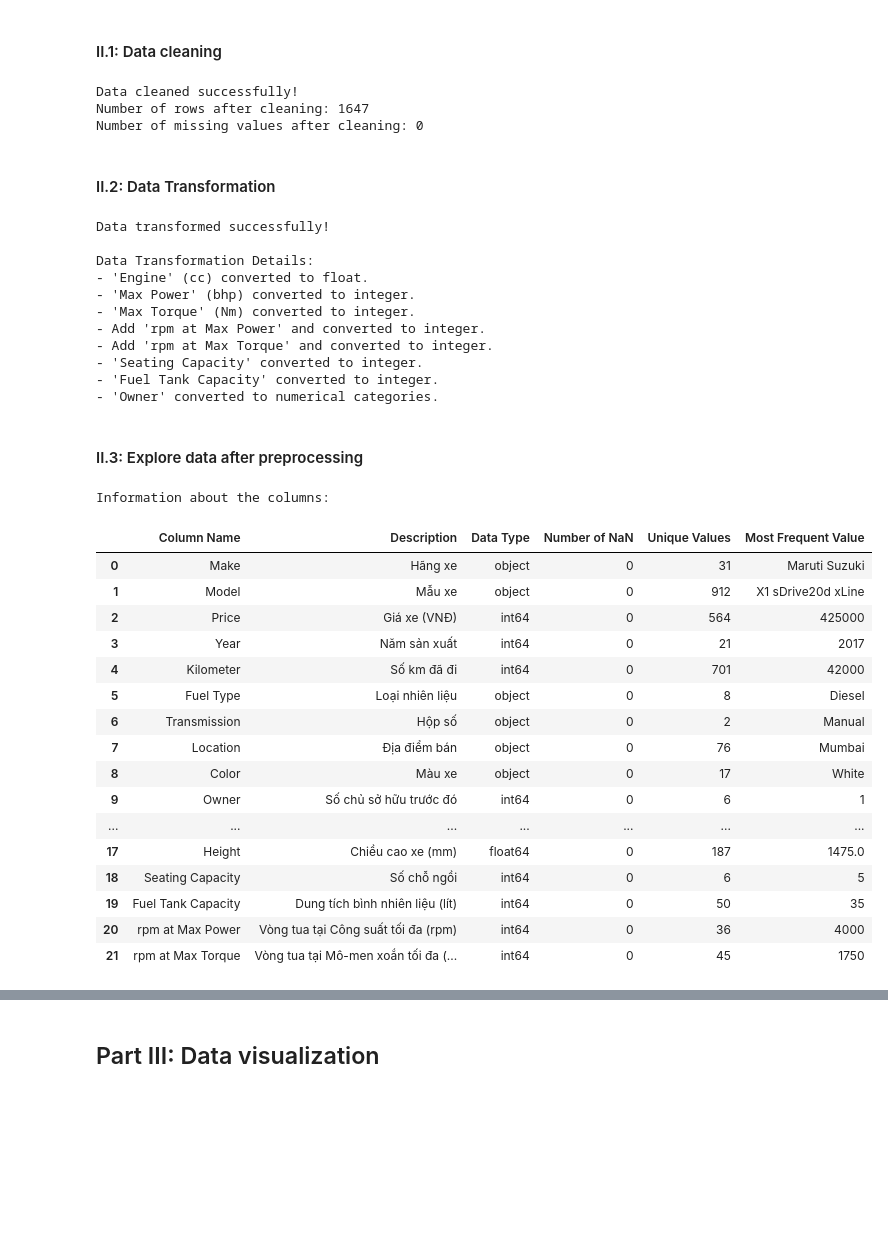
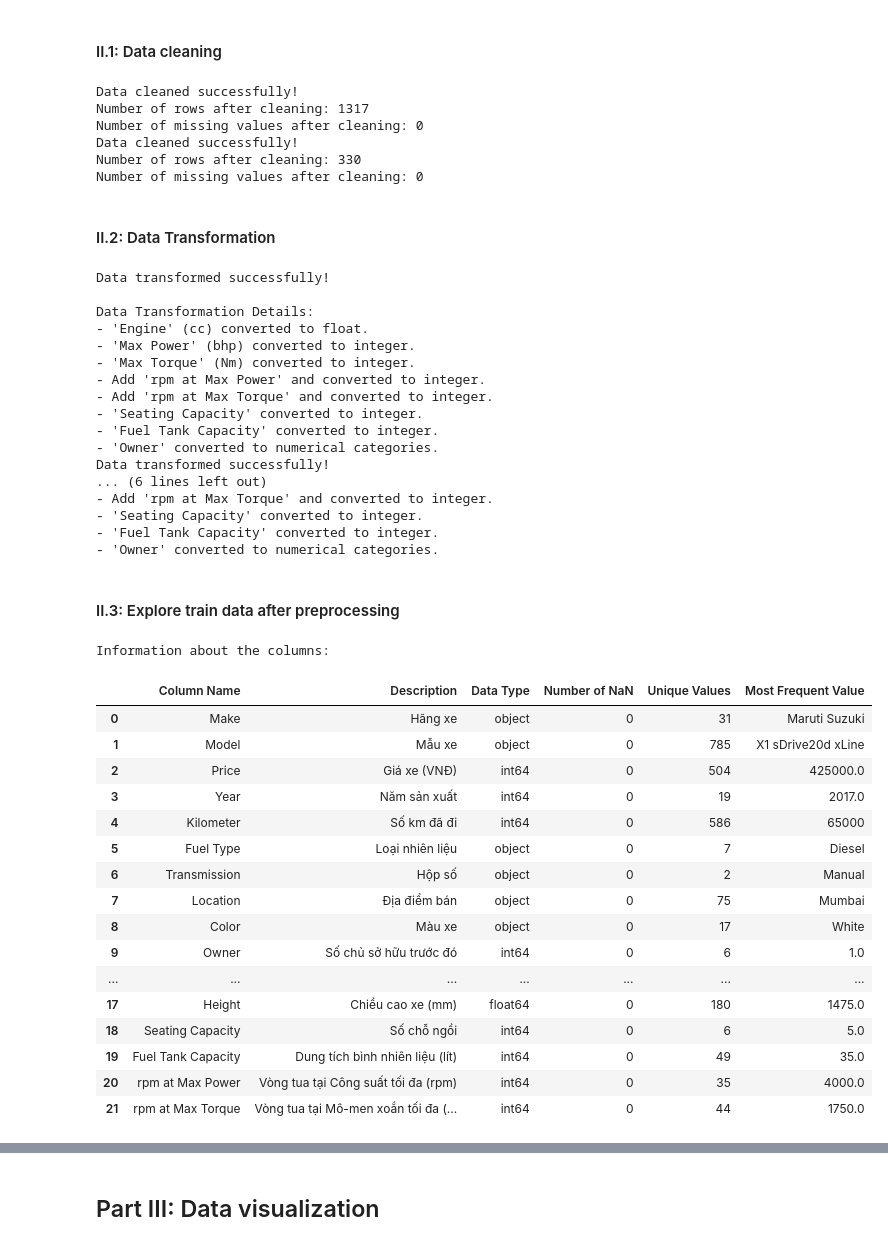
Before and after one commit to ductai05/Math-For-AI, a Jupyter notebook: DucTai_LR.ipynb, the cells around one changed output, grey strips where cells are left out. Cells and saved outputs as stored; diff of their text form; code cells hidden in the pictures; blank space fills up the shorter version.

```diff
--- a/DucTai_LR.ipynb
+++ b/DucTai_LR.ipynb
@@ -490,17 +492,24 @@ In this part, we will fill NaN values and perform some data transformation.
+# %%
+train_data, valid_data = data.train_valid_split(valid_size=0.2, random_state=0)
 # %% [markdown]
 #### II.1: Data cleaning
 # %%
 # Clean the data and fill missing values
-data.clean_data()
+train_data.clean_data()
+valid_data.clean_data()
 # %% [output]
 Data cleaned successfully!
-Number of rows after cleaning: 1647
+Number of rows after cleaning: 1317
 Number of missing values after cleaning: 0
+Data cleaned successfully!
+Number of rows after cleaning: 330
+Number of missing values after cleaning: 0
 # %% [markdown]
 #### II.2: Data Transformation
 # %%
 # Transform the data
-data.transform_data()
+train_data.transform_data()
+valid_data.transform_data()
 # %% [output]
 Data transformed successfully!
 
@@ -513,27 +522,33 @@ Data Transformation Details:
 - 'Seating Capacity' converted to integer.
 - 'Fuel Tank Capacity' converted to integer.
 - 'Owner' converted to numerical categories.
+Data transformed successfully!
+... (6 lines left out)
+- Add 'rpm at Max Torque' and converted to integer.
+- 'Seating Capacity' converted to integer.
+- 'Fuel Tank Capacity' converted to integer.
+- 'Owner' converted to numerical categories.
 # %% [markdown]
-#### II.3: Explore data after preprocessing
+#### II.3: Explore train data after preprocessing
 # %%
-data.get_column_after_transform_info()
+train_data.get_column_after_transform_info()
 # %% [output]
 Information about the columns:
 |  | Column Name | Description | Data Type | Number of NaN | Unique Values | Most Frequent Value |
 | 0 | Make | Hãng xe | object | 0 | 31 | Maruti Suzuki |
-| 1 | Model | Mẫu xe | object | 0 | 912 | X1 sDrive20d xLine |
-| 2 | Price | Giá xe (VNĐ) | int64 | 0 | 564 | 425000 |
-| 3 | Year | Năm sản xuất | int64 | 0 | 21 | 2017 |
-| 4 | Kilometer | Số km đã đi | int64 | 0 | 701 | 42000 |
-| 5 | Fuel Type | Loại nhiên liệu | object | 0 | 8 | Diesel |
+| 1 | Model | Mẫu xe | object | 0 | 785 | X1 sDrive20d xLine |
+| 2 | Price | Giá xe (VNĐ) | int64 | 0 | 504 | 425000.0 |
+| 3 | Year | Năm sản xuất | int64 | 0 | 19 | 2017.0 |
+| 4 | Kilometer | Số km đã đi | int64 | 0 | 586 | 65000 |
+| 5 | Fuel Type | Loại nhiên liệu | object | 0 | 7 | Diesel |
 | 6 | Transmission | Hộp số | object | 0 | 2 | Manual |
-| 7 | Location | Địa điểm bán | object | 0 | 76 | Mumbai |
+| 7 | Location | Địa điểm bán | object | 0 | 75 | Mumbai |
 | 8 | Color | Màu xe | object | 0 | 17 | White |
-| 9 | Owner | Số chủ sở hữu trước đó | int64 | 0 | 6 | 1 |
+| 9 | Owner | Số chủ sở hữu trước đó | int64 | 0 | 6 | 1.0 |
 | ... | ... | ... | ... | ... | ... | ... |
-| 17 | Height | Chiều cao xe (mm) | float64 | 0 | 187 | 1475.0 |
-| 18 | Seating Capacity | Số chỗ ngồi | int64 | 0 | 6 | 5 |
-| 19 | Fuel Tank Capacity | Dung tích bình nhiên liệu (lít) | int64 | 0 | 50 | 35 |
-| 20 | rpm at Max Power | Vòng tua tại Công suất tối đa (rpm) | int64 | 0 | 36 | 4000 |
-| 21 | rpm at Max Torque | Vòng tua tại Mô-men xoắn tối đa (... | int64 | 0 | 45 | 1750 |
+| 17 | Height | Chiều cao xe (mm) | float64 | 0 | 180 | 1475.0 |
+| 18 | Seating Capacity | Số chỗ ngồi | int64 | 0 | 6 | 5.0 |
+| 19 | Fuel Tank Capacity | Dung tích bình nhiên liệu (lít) | int64 | 0 | 49 | 35.0 |
+| 20 | rpm at Max Power | Vòng tua tại Công suất tối đa (rpm) | int64 | 0 | 35 | 4000.0 |
+| 21 | rpm at Max Torque | Vòng tua tại Mô-men xoắn tối đa (... | int64 | 0 | 44 | 1750.0 |
 # %%
```
Also changed, not shown: parts of 11 cells of this notebook.
